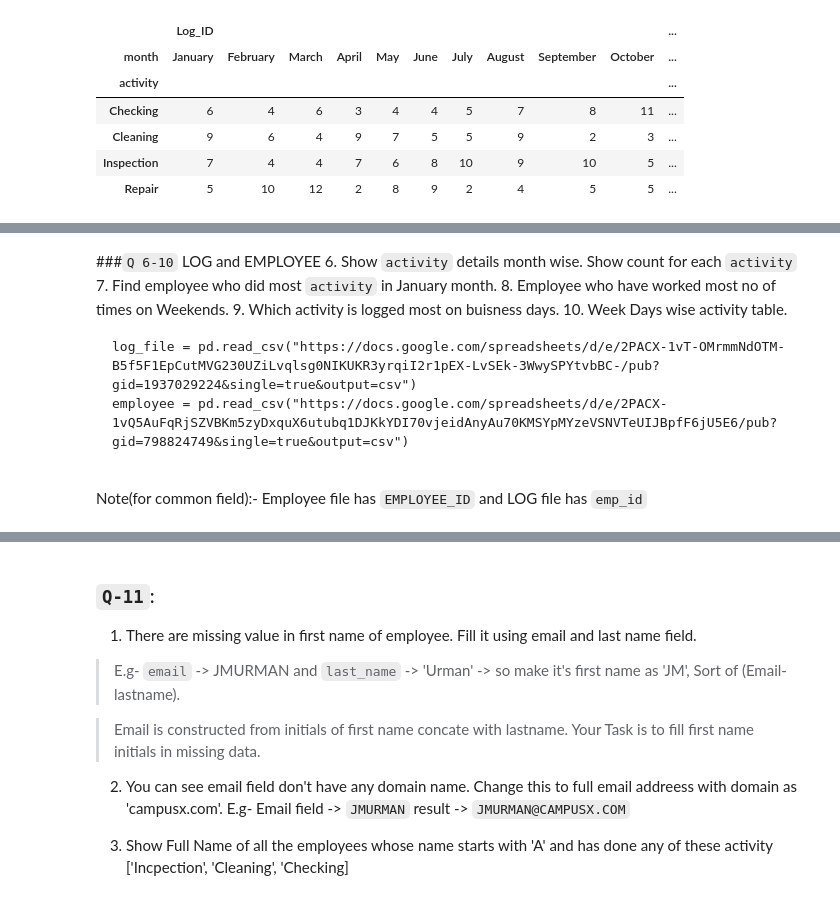
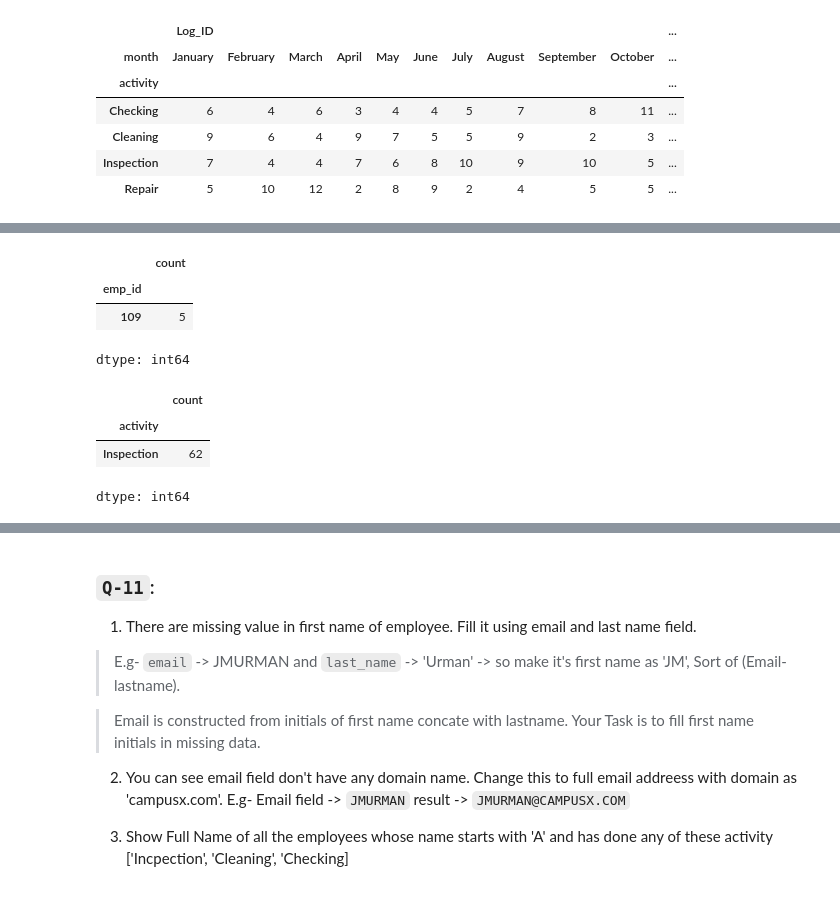
Before and after one commit to ushi-masuka/python-practice, a Jupyter notebook: day2202.ipynb, the cells around one changed output, grey strips where cells are left out. Drawn from its saved outputs; the diff is of its cells as text; code cells hidden in the pictures.

````diff
--- a/day2202.ipynb
+++ b/day2202.ipynb
@@ -235,14 +244,17 @@ dtype: int64
-# %% [markdown]
-###`Q 6-10` LOG and EMPLOYEE
-6. Show `activity` details month wise. Show count for each `activity`
-7. Find employee who did most `activity` in January month.
-8. Employee who have worked most no of times on Weekends.
-9. Which activity is logged most on buisness days.
-10. Week Days wise activity table.
-```
-log_file = pd.read_csv("https://docs.google.com/spreadsheets/d/e/2PACX-1vT-OMrmmNdOTM-B5f5F1EpCutMVG230UZiLvqlsg0NIKUKR3yrqiI2r1pEX-LvSEk-3WwySPYtvbBC-/pub?gid=1937029224&single=true&output=csv")
-employee = pd.read_csv("https://docs.google.com/spreadsheets/d/e/2PACX-1vQ5AuFqRjSZVBKm5zyDxquX6utubq1DJKkYDI70vjeidAnyAu70KMSYpMYzeVSNVTeUIJBpfF6jU5E6/pub?gid=798824749&single=true&output=csv")
-
-```
-
-Note(for common field):- Employee file has `EMPLOYEE_ID` and LOG file has `emp_id`
+# %%
+#8
+merge["day"]=merge["dt"].dt.day_name()
+merge[(merge["day"]=="Saturday")|(merge["day"]=="Sunday")]["emp_id"].value_counts().head(1)
+# %% [output]
+|  | count |
+| emp_id |  |
+| 109 | 5 |
+dtype: int64
+# %%
+#9
+merge[merge['day'].isin(["Monday","Tuesday","Wednesday","Thursday","Friday"])]["activity"].value_counts().head(1)
+# %% [output]
+|  | count |
+| activity |  |
+| Inspection | 62 |
+dtype: int64
````
Also changed, not shown: parts of 8 cells of this notebook.
